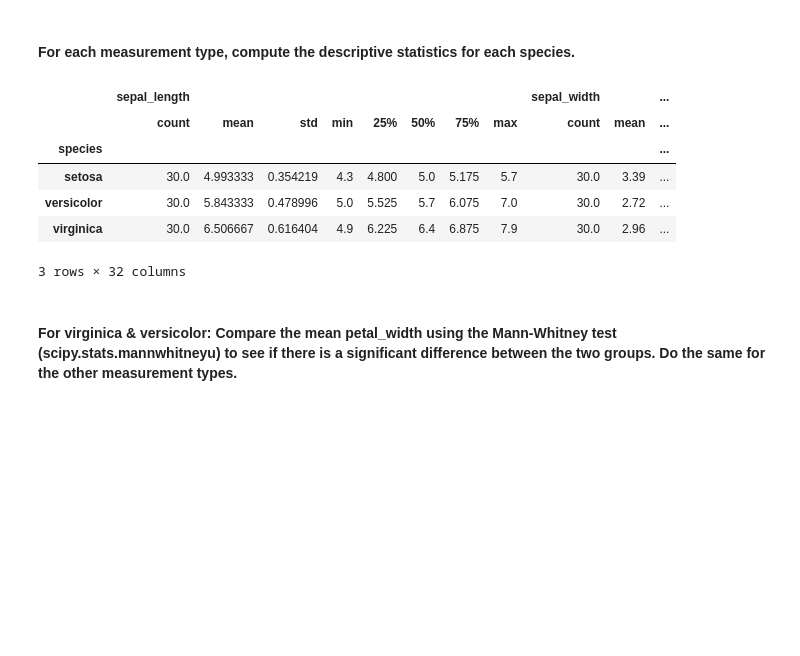
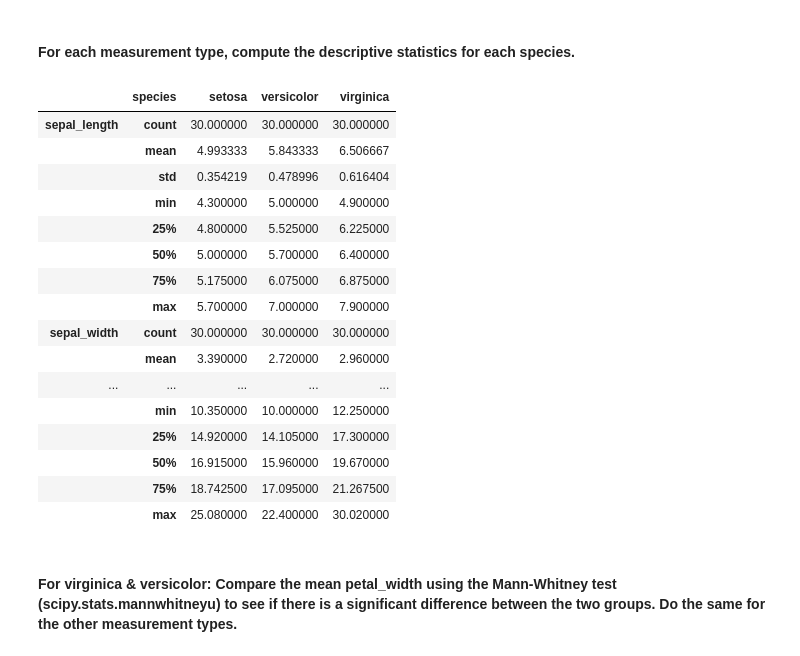
Before and after one commit to Josue-Gonzalez627/classification-exercises, a Jupyter notebook: explore.ipynb, the cells around one changed output. Cells and saved outputs as stored; diff of their text form; code cells hidden in the pictures; blank space fills up the shorter version.

```diff
--- a/explore.ipynb
+++ b/explore.ipynb
@@ -370,15 +376,25 @@ plt.show()
 # %% [markdown]
 #### For each measurement type, compute the descriptive statistics for each species.
 # %%
-train.groupby('species').describe()
+train.groupby('species').describe().T
 # %% [output]
-|  | sepal_length |  |  |  |  |  |  |  | sepal_width |  | ... |
-|  | count | mean | std | min | 25% | 50% | 75% | max | count | mean | ... |
-| species |  |  |  |  |  |  |  |  |  |  | ... |
-| setosa | 30.0 | 4.993333 | 0.354219 | 4.3 | 4.800 | 5.0 | 5.175 | 5.7 | 30.0 | 3.39 | ... |
-| versicolor | 30.0 | 5.843333 | 0.478996 | 5.0 | 5.525 | 5.7 | 6.075 | 7.0 | 30.0 | 2.72 | ... |
-| virginica | 30.0 | 6.506667 | 0.616404 | 4.9 | 6.225 | 6.4 | 6.875 | 7.9 | 30.0 | 2.96 | ... |
+|  | species | setosa | versicolor | virginica |
+| sepal_length | count | 30.000000 | 30.000000 | 30.000000 |
+|  | mean | 4.993333 | 5.843333 | 6.506667 |
+|  | std | 0.354219 | 0.478996 | 0.616404 |
+|  | min | 4.300000 | 5.000000 | 4.900000 |
+|  | 25% | 4.800000 | 5.525000 | 6.225000 |
+|  | 50% | 5.000000 | 5.700000 | 6.400000 |
+|  | 75% | 5.175000 | 6.075000 | 6.875000 |
+|  | max | 5.700000 | 7.000000 | 7.900000 |
+| sepal_width | count | 30.000000 | 30.000000 | 30.000000 |
+|  | mean | 3.390000 | 2.720000 | 2.960000 |
+| ... | ... | ... | ... | ... |
+|  | min | 10.350000 | 10.000000 | 12.250000 |
+|  | 25% | 14.920000 | 14.105000 | 17.300000 |
+|  | 50% | 16.915000 | 15.960000 | 19.670000 |
+|  | 75% | 18.742500 | 17.095000 | 21.267500 |
+|  | max | 25.080000 | 22.400000 | 30.020000 |
-3 rows × 32 columns
 # %% [markdown]
 #### For virginica & versicolor: Compare the mean petal_width using the Mann-Whitney test (scipy.stats.mannwhitneyu) to see if there is a significant difference between the two groups. Do the same for the other measurement types.
 # %%
```
Also changed, not shown: parts of 19 cells of this notebook.
